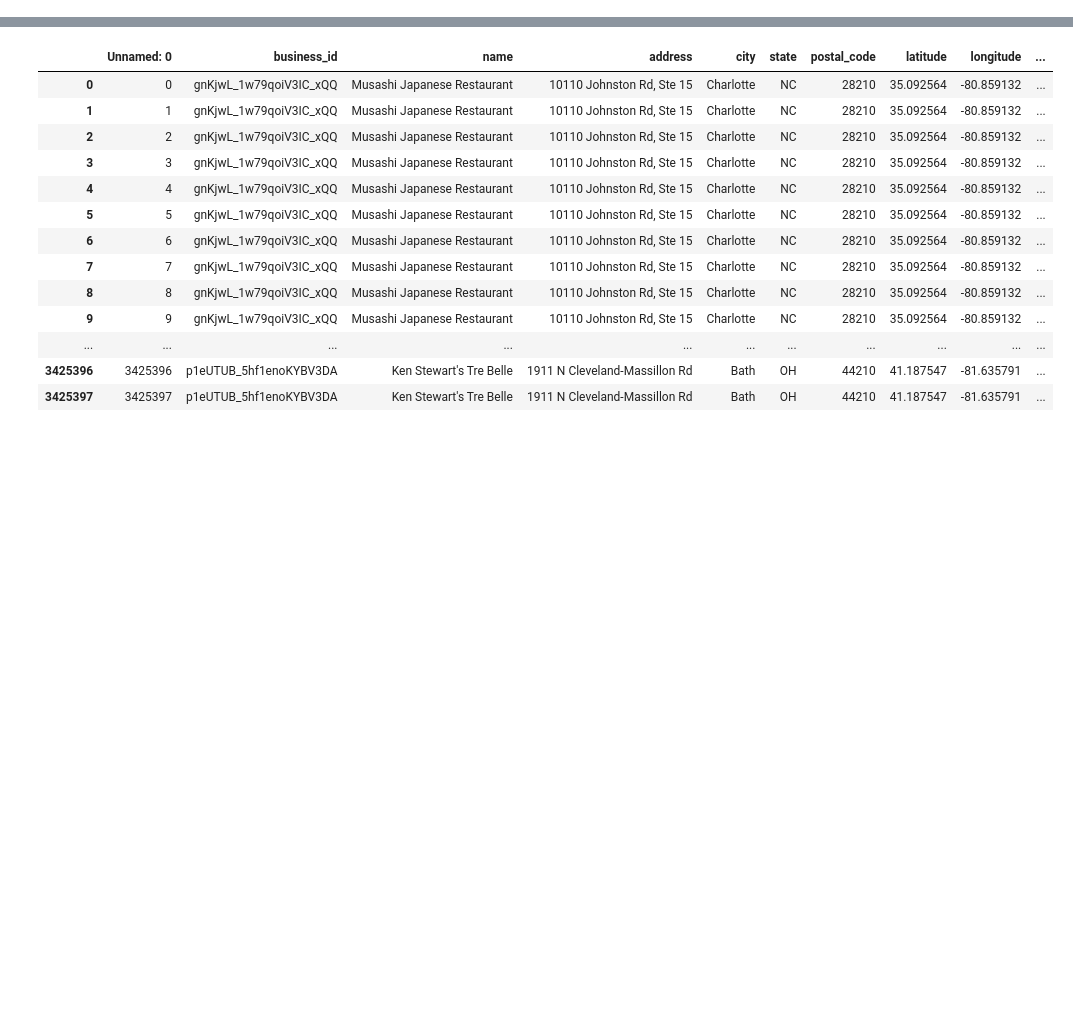
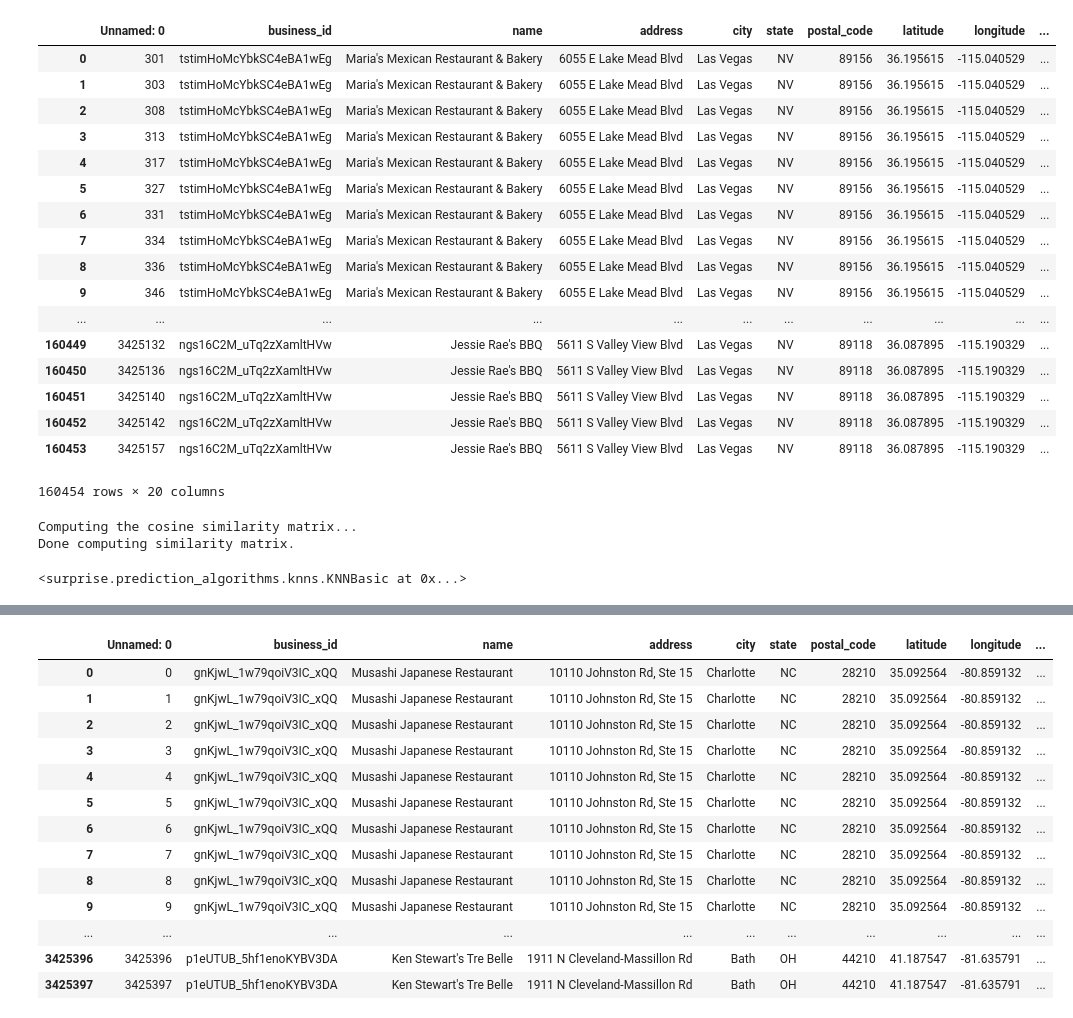
Before and after one commit to parvathy-menon/senior-project, a Jupyter notebook: Initial Model for Connecting with Backend.ipynb, the cells around one changed output, grey strips where cells are left out. Drawn from its saved outputs; the diff is of its cells as text; code cells hidden in the pictures; blank space fills up the shorter version.

```diff
--- a/Initial Model for Connecting with Backend.ipynb
+++ b/Initial Model for Connecting with Backend.ipynb
@@ -5,0 +74,39 @@ from surprise import Dataset, Reader
+# %%
+us_restaurant_review_lasvegas_nv = pd.read_csv("yelp_dataset/us_restaurant_review_lasvegas_nv.csv")
+# %%
+us_restaurant_review_lasvegas_nv
+# %% [output]
+|  | Unnamed: 0 | business_id | name | address | city | state | postal_code | latitude | longitude | ... |
+| 0 | 301 | tstimHoMcYbkSC4eBA1wEg | Maria's Mexican Restaurant & Bakery | 6055 E Lake Mead Blvd | Las Vegas | NV | 89156 | 36.195615 | -115.040529 | ... |
+| 1 | 303 | tstimHoMcYbkSC4eBA1wEg | Maria's Mexican Restaurant & Bakery | 6055 E Lake Mead Blvd | Las Vegas | NV | 89156 | 36.195615 | -115.040529 | ... |
+| 2 | 308 | tstimHoMcYbkSC4eBA1wEg | Maria's Mexican Restaurant & Bakery | 6055 E Lake Mead Blvd | Las Vegas | NV | 89156 | 36.195615 | -115.040529 | ... |
+| 3 | 313 | tstimHoMcYbkSC4eBA1wEg | Maria's Mexican Restaurant & Bakery | 6055 E Lake Mead Blvd | Las Vegas | NV | 89156 | 36.195615 | -115.040529 | ... |
+| 4 | 317 | tstimHoMcYbkSC4eBA1wEg | Maria's Mexican Restaurant & Bakery | 6055 E Lake Mead Blvd | Las Vegas | NV | 89156 | 36.195615 | -115.040529 | ... |
+| 5 | 327 | tstimHoMcYbkSC4eBA1wEg | Maria's Mexican Restaurant & Bakery | 6055 E Lake Mead Blvd | Las Vegas | NV | 89156 | 36.195615 | -115.040529 | ... |
+| 6 | 331 | tstimHoMcYbkSC4eBA1wEg | Maria's Mexican Restaurant & Bakery | 6055 E Lake Mead Blvd | Las Vegas | NV | 89156 | 36.195615 | -115.040529 | ... |
+| 7 | 334 | tstimHoMcYbkSC4eBA1wEg | Maria's Mexican Restaurant & Bakery | 6055 E Lake Mead Blvd | Las Vegas | NV | 89156 | 36.195615 | -115.040529 | ... |
+| 8 | 336 | tstimHoMcYbkSC4eBA1wEg | Maria's Mexican Restaurant & Bakery | 6055 E Lake Mead Blvd | Las Vegas | NV | 89156 | 36.195615 | -115.040529 | ... |
+| 9 | 346 | tstimHoMcYbkSC4eBA1wEg | Maria's Mexican Restaurant & Bakery | 6055 E Lake Mead Blvd | Las Vegas | NV | 89156 | 36.195615 | -115.040529 | ... |
+| ... | ... | ... | ... | ... | ... | ... | ... | ... | ... | ... |
+| 160449 | 3425132 | ngs16C2M_uTq2zXamltHVw | Jessie Rae's BBQ | 5611 S Valley View Blvd | Las Vegas | NV | 89118 | 36.087895 | -115.190329 | ... |
+| 160450 | 3425136 | ngs16C2M_uTq2zXamltHVw | Jessie Rae's BBQ | 5611 S Valley View Blvd | Las Vegas | NV | 89118 | 36.087895 | -115.190329 | ... |
+| 160451 | 3425140 | ngs16C2M_uTq2zXamltHVw | Jessie Rae's BBQ | 5611 S Valley View Blvd | Las Vegas | NV | 89118 | 36.087895 | -115.190329 | ... |
+| 160452 | 3425142 | ngs16C2M_uTq2zXamltHVw | Jessie Rae's BBQ | 5611 S Valley View Blvd | Las Vegas | NV | 89118 | 36.087895 | -115.190329 | ... |
+| 160453 | 3425157 | ngs16C2M_uTq2zXamltHVw | Jessie Rae's BBQ | 5611 S Valley View Blvd | Las Vegas | NV | 89118 | 36.087895 | -115.190329 | ... |
+160454 rows × 20 columns
+# %%
+reader = Reader(rating_scale = (1, 5))
+us_restaurant_review_lasvegas_nv_data = Dataset.load_from_df(us_restaurant_review_lasvegas_nv[['user_id', 'business_id', 'review_stars']], reader)
+lasvegas_nv_data_train = us_restaurant_review_lasvegas_nv_data.build_full_trainset()
+sim_options = {
+    'name': 'cosine',
+    'user_based': False
+}
+
+knn = KNNBasic(sim_options = sim_options)
+
+knn.fit(lasvegas_nv_data_train)
+# %% [output]
+Computing the cosine similarity matrix...
+Done computing similarity matrix.
+<surprise.prediction_algorithms.knns.KNNBasic at 0x...>
```
Also changed, not shown: parts of 11 cells of this notebook.
